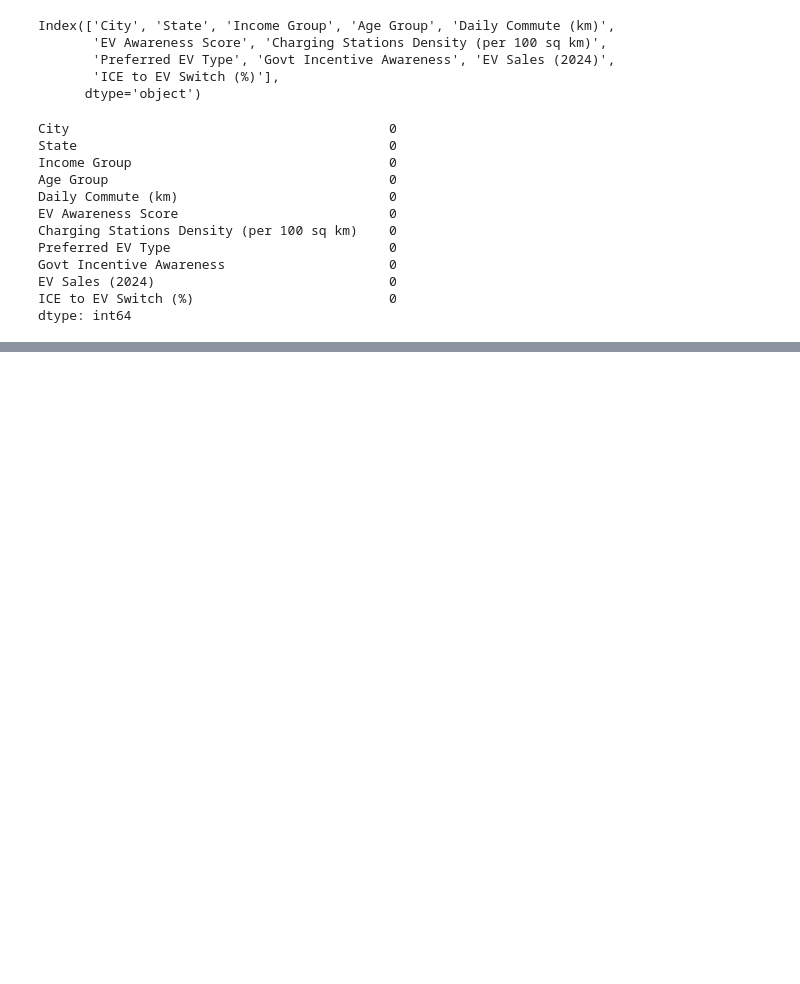
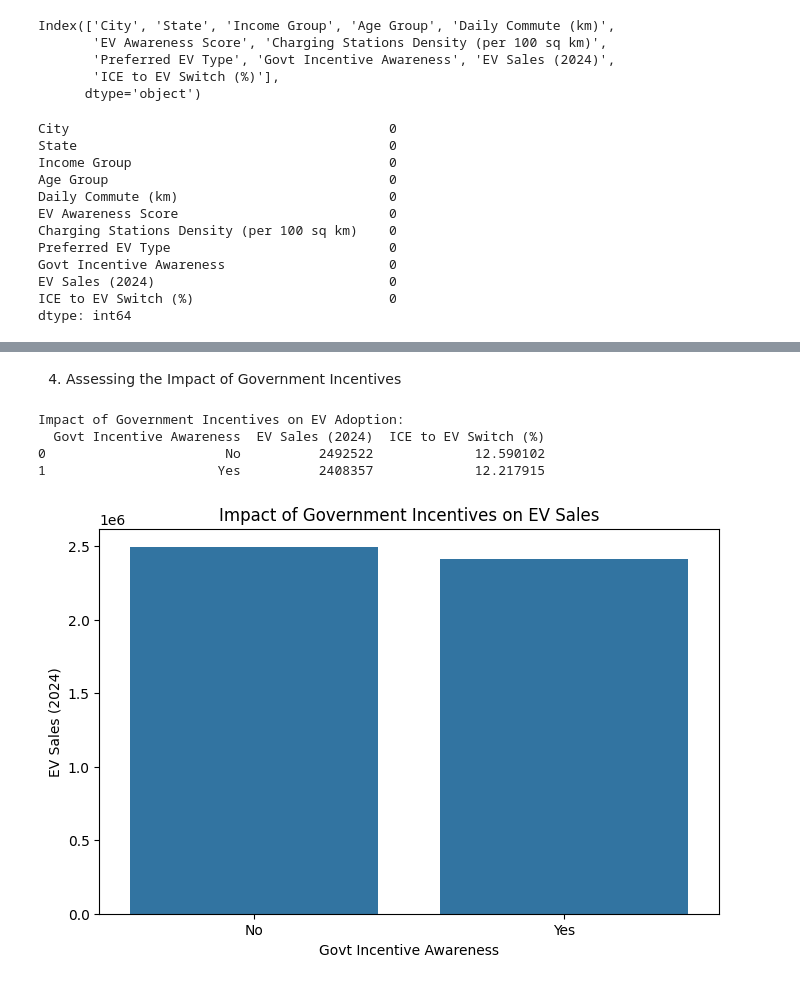
Before and after one commit to mukeshsharma99/EV-Market-Segmentation-in-India-2024, a Jupyter notebook: EV_market_segmentation_India.ipynb, the cells around one changed output, grey strips where cells are left out. Saved outputs shown, nothing was run; the diff lists cells and outputs as text; code cells hidden in the pictures; blank space fills up the shorter version.

```diff
--- a/EV_market_segmentation_India.ipynb
+++ b/EV_market_segmentation_India.ipynb
@@ -90,0 +169,25 @@ dtype: int64
+# %% [markdown]
+4. Assessing the Impact of Government Incentives
+# %%
+# Group by government incentive awareness to analyze EV sales and switching rates
+
+incentive_analysis = df.groupby('Govt Incentive Awareness').agg({
+    'EV Sales (2024)': 'sum',
+    'ICE to EV Switch (%)': 'mean'
+}).reset_index()
+
+print("Impact of Government Incentives on EV Adoption:")
+print(incentive_analysis)
+
+# Visualization
+
+plt.figure(figsize=(8, 5))
+sns.barplot(data=incentive_analysis, x='Govt Incentive Awareness', y='EV Sales (2024)')
+plt.title("Impact of Government Incentives on EV Sales")
+plt.show()
+# %% [output]
+Impact of Government Incentives on EV Adoption:
+  Govt Incentive Awareness  EV Sales (2024)  ICE to EV Switch (%)
+0                       No          2492522             12.590102
+1                      Yes          2408357             12.217915
+[figure, added]
```
Also changed, not shown: parts of 33 cells of this notebook.
